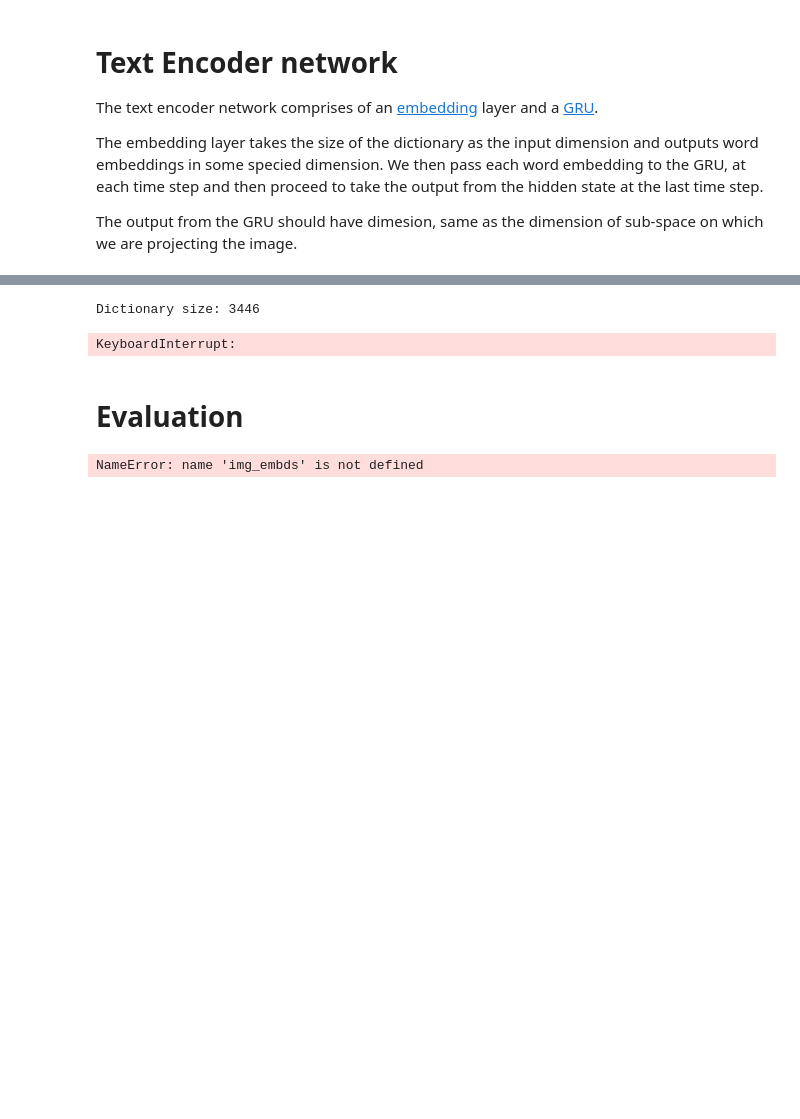
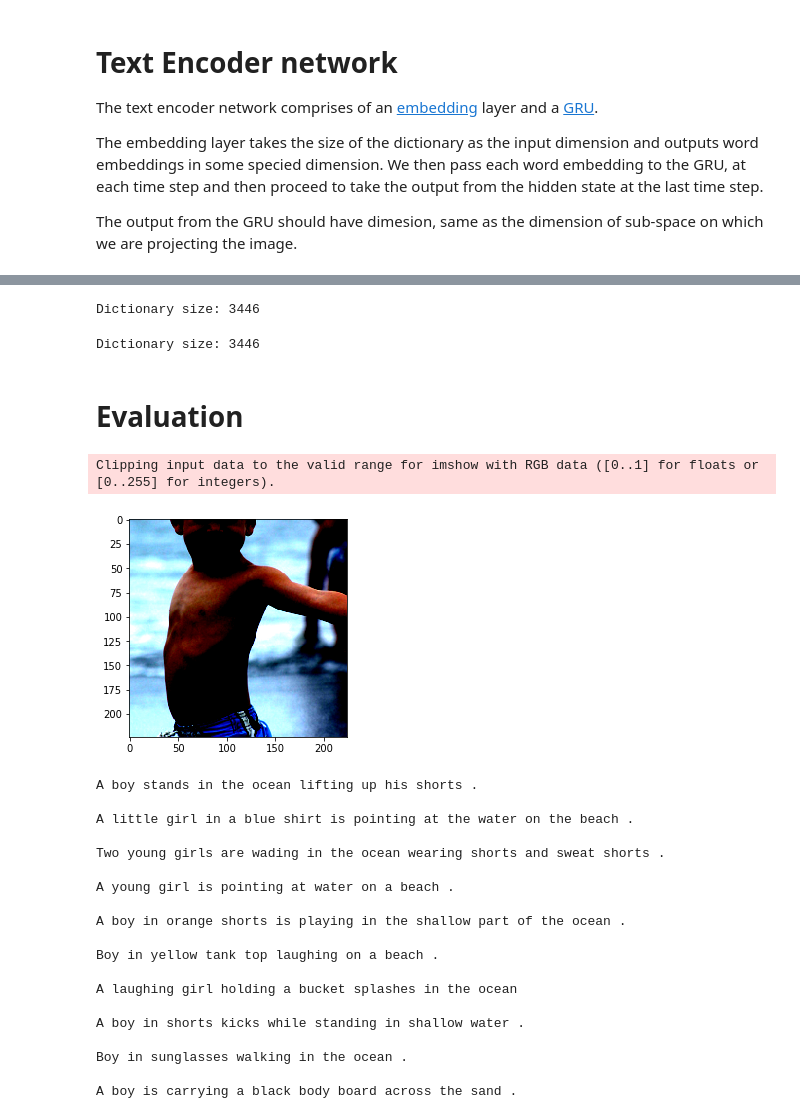
Before and after one commit to Deepayan137/ml_ss19_cross-modal, a Jupyter notebook: cross-ret.ipynb, the cells around one changed output, grey strips where cells are left out. Drawn from its saved outputs; the diff is of its cells as text; code cells hidden in the pictures; blank space fills up the shorter version.

```diff
--- a/cross-ret.ipynb
+++ b/cross-ret.ipynb
@@ -205,7 +217,7 @@ For positive pairs, the loss will be 0 only when the net produces representation
 
 For negative pairs, the loss will be 0 when the distance between the representations of the two pair elements is greater than the margin m. But when that distance is not bigger than m, the loss will be positive, and net parameters will be updated to produce more distant representation for those two elements. The loss value will be at most m, when the distance between ra and rn is 0. The function of the margin is that, when the representations produced for a negative pair are distant enough, no efforts are wasted on enlarging that distance, so further training can focus on more difficult pairs.
 # %%
-class ContrastiveLoss(torch.nn.Module):
+class PairwiseRankingLoss(torch.nn.Module):
 
     def __init__(self, margin=1.0):
         super(PairwiseRankingLoss, self).__init__()
@@ -227,23 +239,22 @@ class ContrastiveLoss(torch.nn.Module):
             cost_im[i, i] = 0
 
         return cost_s.sum() + cost_im.sum()
+# %%
+batch_size = 32
+vocab_size = len(vocab)
+print('Dictionary size: ' + str(vocab_size))
+embed_size = 1024
+img_dim = 4096
+word_dim = 300
+num_epochs = 100
+# %% [output]
+Dictionary size: 3446
 # %%
-batch_size = 32
-vocab_size = len(vocab)
-print('Dictionary size: ' + str(vocab_size))
-embed_size = 1024
-img_dim = 4096
-word_dim = 300
-num_epochs = 100
-root = '/ssd_scratch/cvit/deep/Flickr-8K'
-with open('vocab/%s_precomp_vocab.pkl' %'flickr', 'rb') as f:
-    vocab = pickle.load(f)
-
 img_enc = EncoderImageFull(embed_size).to(device)
 txt_enc = EncoderText(vocab_size, word_dim, embed_size).to(device)
 params = list(txt_enc.parameters())
 params += list(img_enc.fc.parameters())
-criterion = ContrastiveLoss(margin=0.2)
+criterion = PairwiseRankingLoss(margin=0.2)
 optimizer = torch.optim.Adam(params, lr=0.0002)
 
 def adjust_learning_rate(optimizer, epoch):
@@ -276,53 +287,78 @@ for epoch in range(start_epoch, num_epochs):
     print('Epochs: [%d]/[%d] AvgScore: %.2f Loss: %.2f'%(epoch, num_epochs, rsum, loss.item()))
 # %% [output]
 Dictionary size: 3446
-KeyboardInterrupt:
 # %% [markdown]
 # Evaluation
 # %%
 def load_image(file_name):
     image = Image.open(file_name)
-    transform = get_transform('dev')
-    return transform(image)
+    return image
 
 def load_checkpoint(savefile):
     if os.path.exists(savefile):
         checkpoint = torch.load(savefile)
         return checkpoint
     else:
         print('No checkpoints available')
 
 def get_captions():
-    with open('data/f8k/f8k_train_caps.txt', 'r') as f:
+    with open('{}/f8k_train_caps.txt'.format(ROOT), 'r') as f:
         lines = f.readlines()
     captions = [line.strip() for line in lines]
     return captions
 
 def text_retrieval(image_embedding, cap_embs, captions) :
-    scores = numpy.dot(image_embedding, cap_embs.T).flatten()
-    sorted_args = numpy.argsort(scores)[::-1]
+    scores = np.dot(image_embedding, cap_embs.T).flatten()
+    sorted_args = np.argsort(scores)[::-1]
     sentences = [captions[a] for a in sorted_args[:10]]
     return sentences
 
-savefile = 'model_best_full.t7'
+savefile = 'saves/model_best_full.t7'
 img_enc = EncoderImageFull(1024, use_abs=True).to(device)
 txt_enc = EncoderText(vocab_size, 300, 1024, use_abs=False).to(device)
 img_enc.eval()
 txt_enc.eval()
 checkpoint = load_checkpoint(savefile)
 img_enc.load_state_dict(checkpoint['model'][0])
 txt_enc.load_state_dict(checkpoint['model'][1])
-if not os.path.exists('%s_joint_embs.pkl' %'flickr'):
+if not os.path.exists('saves/%s_joint_embs.pkl' %'flickr'):
     img_embs, cap_embs = encode_data(txt_enc, img_enc, train_loader)
-    with open('%s_joint_embs.pkl' %'flickr', 'wb') as f:
+    with open('%saves/s_joint_embs.pkl' %'flickr', 'wb') as f:
         pickle.dump([img_embs, cap_embs], f)
 else:
-    with open('%s_joint_embs.pkl' %'flickr', 'rb') as f:
+    with open('saves/%s_joint_embs.pkl' %'flickr', 'rb') as f:
         embs = pickle.load(f)
         img_embs, cap_embs = embs[0], embs[1]
-query_image = load_image('/ssd_scratch/cvit/deep/Flickr-8K/Flicker8k_Dataset/106490881_5a2dd9b7bd.jpg')
-query_image_embedding = img_enc(query_image)
+query_image = load_image('{}/106490881_5a2dd9b7bd.jpg'.format(IMAGE_FOLDER))
+transform = get_transform('dev')
+query_image = transform(query_image)
+query_image_embedding = img_enc(query_image.unsqueeze(0)).data.cpu().numpy()
+captions = get_captions()
 ret = text_retrieval(query_image_embedding, cap_embs, captions)
-print(ret)
+plt.figure()
+plt.imshow(np.transpose(query_image, (1, 2, 0)))
+plt.show()
+for each_ret in ret:
+    print(each_ret+'\n')
 # %% [output]
-NameError: name 'img_embds' is not defined
+Clipping input data to the valid range for imshow with RGB data ([0..1] for floats or [0..255] for integers).
+[figure, added]
+A boy stands in the ocean lifting up his shorts .
+
+A little girl in a blue shirt is pointing at the water on the beach .
+
+Two young girls are wading in the ocean wearing shorts and sweat shorts .
+
+A young girl is pointing at water on a beach .
+
+A boy in orange shorts is playing in the shallow part of the ocean .
+
+Boy in yellow tank top laughing on a beach .
+
+A laughing girl holding a bucket splashes in the ocean
+
+A boy in shorts kicks while standing in shallow water .
+
+Boy in sunglasses walking in the ocean .
+
+A boy is carrying a black body board across the sand .
```
Also changed, not shown: parts of 3 cells of this notebook.
